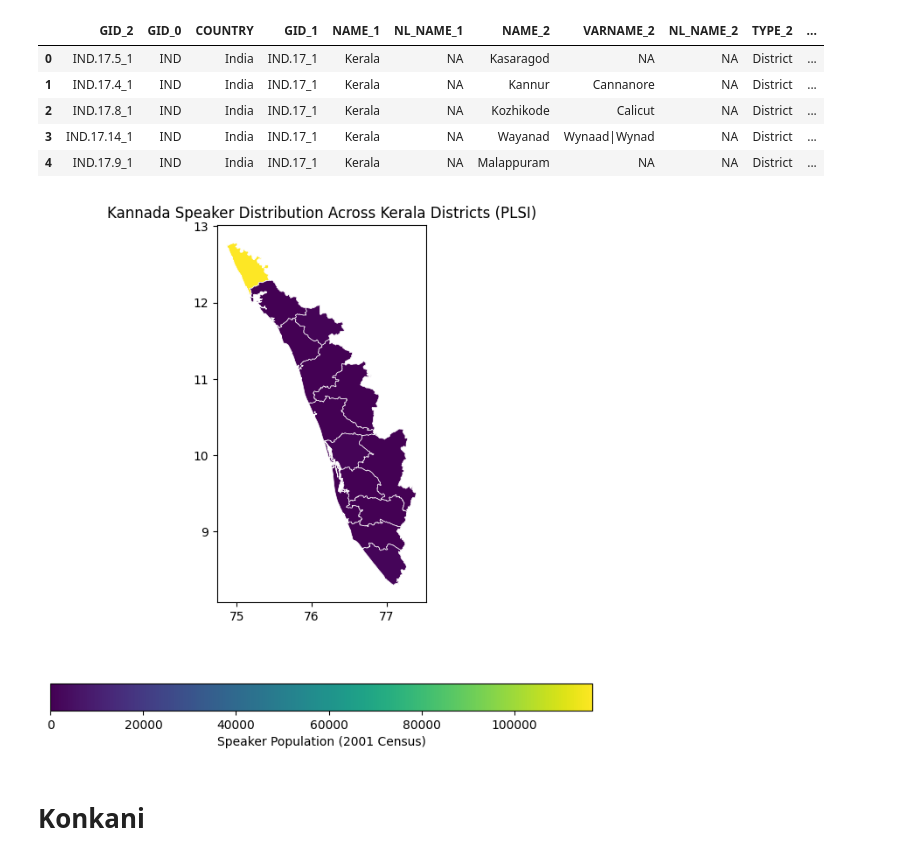
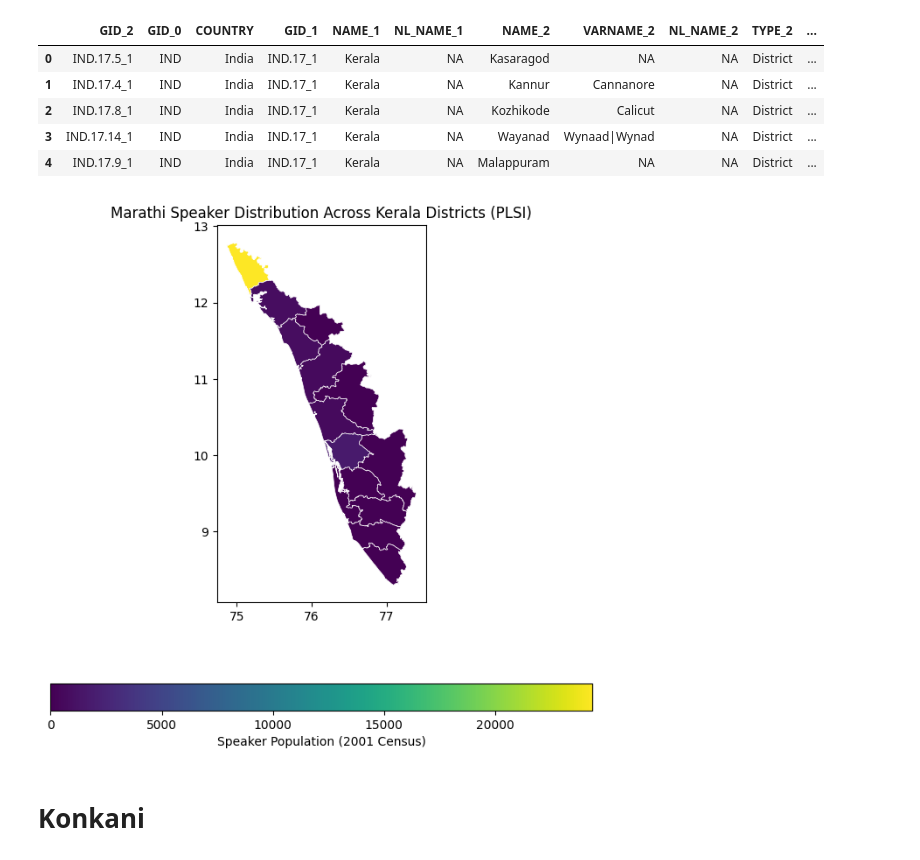
Before and after one commit to squishridyvi/Geographical-Distribution-Mapping-of-Dravidian-Languages-, a Jupyter notebook: Geographical Distribution of Dravidian Languages.ipynb, the cells around one changed output. Saved outputs shown, nothing was run; the diff lists cells and outputs as text; code cells hidden in the pictures.

```diff
--- a/Geographical Distribution of Dravidian Languages.ipynb
+++ b/Geographical Distribution of Dravidian Languages.ipynb
@@ -1425,8 +1425,8 @@ marathi_dist_kerala_plsi_df
 | 12 | Kollam | Marathi | 0 | NaN |
 | 13 | Thiruvananthapuram | Marathi | 0 | NaN |
 # %%
-merged_4 = all_districts.merge(marathi_dist_kerala_plsi_df, left_on="NAME_2", right_on="district")
-merged_4.head()
+merged_marathi = all_districts.merge(marathi_dist_kerala_plsi_df, left_on="NAME_2", right_on="district")
+merged_marathi.head()
 # %% [output]
 |  | GID_2 | GID_0 | COUNTRY | GID_1 | NAME_1 | NL_NAME_1 | NAME_2 | VARNAME_2 | NL_NAME_2 | TYPE_2 | ... |
 | 0 | IND.17.5_1 | IND | India | IND.17_1 | Kerala | NA | Kasaragod | NA | NA | District | ... |
@@ -1437,21 +1437,21 @@ merged_4.head()
 # %%
 fig, ax = plt.subplots(figsize=(8,8))
 
-merged_2.plot(
+merged_marathi.plot(
     ax=ax,
     column="speakers",
     legend=True,
     edgecolor="white",
     linewidth=0.5,
     legend_kwds={"label": "Speaker Population (2001 Census)", "orientation": "horizontal"}
 
 );
 
 ax.set_title(
-    "Kannada Speaker Distribution Across Kerala Districts (PLSI)", fontsize=12
+    "Marathi Speaker Distribution Across Kerala Districts (PLSI)", fontsize=12
 );
 # %% [output]
-[figure, old version]
+[figure, new version]
 # %% [markdown]
 # Konkani
 # %%
```
Also changed, not shown: parts of 15 cells of this notebook.
